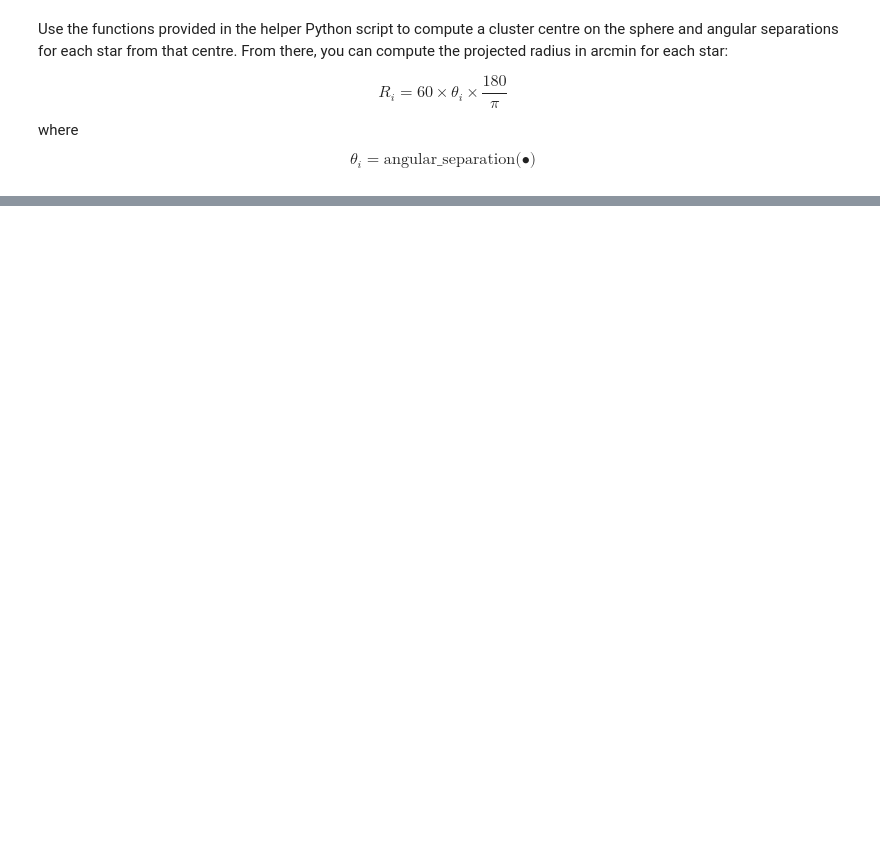
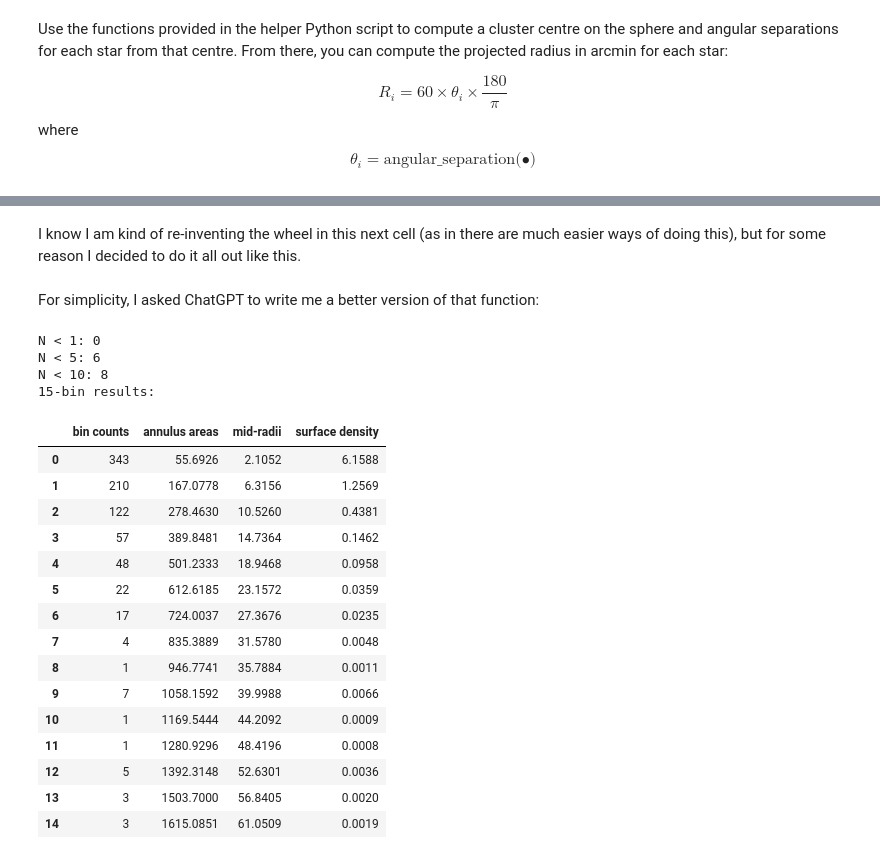
Before and after one commit to lea-y01/phys_stats, a Jupyter notebook: assignments/assignment_2/assignment2_V1.ipynb, the cells around one changed output, grey strips where cells are left out. Drawn from its saved outputs; the diff is of its cells as text; code cells hidden in the pictures; blank space fills up the shorter version.

```diff
--- a/assignments/assignment_2/assignment2_V1.ipynb
+++ b/assignments/assignment_2/assignment2_V1.ipynb
@@ -9,6 +9,7 @@ import scipy.stats as sps
 import astropy
 from astropy.io import fits
 plt.style.use('dark_background')
+pd.options.display.float_format = '{:.4f}'.format
 # %% [markdown]
 # Assignment 2
 # %% [markdown]
@@ -153,6 +138,7 @@ def angular_separation(ra_deg, dec_deg, ra0_deg, dec0_deg):
     ang_sep = np.arccos(cosang)
     return ang_sep
 
+# •••••••••••• Applying functions to my cluster specifically ••••••••••••
 
 # compute centre using function and print coordinates
 sph_center = spherical_center(ra_deg = my_cluster['RAdeg'],
@@ -162,18 +148,31 @@ print(f'cluster centre coordinates: '
       f'Dec = {sph_center[1]:.3f} deg')
 
 # compute angular separation iterating through cluster dataframe
-# and add new column of separations to dataframe for each star
+# then add new column of separations to dataframe for each star
+
+# start empty lists
 ang_seps = []
+proj_radii= []
+# iterate through all stars in cluster
 for i in range(len(my_cluster)):
-    ang_sep = angular_separation(ra_deg = my_cluster.iloc[i]['RAdeg'],
+    # get angular separations
+    ang_sep_i = angular_separation(ra_deg = my_cluster.iloc[i]['RAdeg'],
                                 dec_deg = my_cluster.iloc[i]['DEdeg'],
                                 ra0_deg = sph_center[0],
-                                dec0_deg = sph_center[1])
-    ang_seps.append(ang_sep)
+                                dec0_deg = sph_center[1]) # [deg]
+    # get projected radii at each star
+    proj_radius_i = 60*ang_sep_i*180/np.pi # [arcmin]
+    # save to arrays
+    ang_seps.append(ang_sep_i)
+    proj_radii.append(proj_radius_i)
 
+# add to cluster dataframe
 my_cluster['ang_seps'] = ang_seps
+my_cluster['proj_radii'] = proj_radii
 
-print('angular separations series: ')
-my_cluster['ang_seps']
+print(f'projected radii: {proj_radii}')
+print(f'angular separations series: {ang_seps}')
+
+my_cluster[['Name', 'ang_seps', 'proj_radii']]
 # %% [output]
 cluster centre coordinates: RA = 130.869 deg, Dec = -32.645 deg
@@ -222,0 +281,2 @@ It seems that the cluster is generally pretty uniformly distributed in structure
+# %% [markdown]
+I know I am kind of re-inventing the wheel in this next cell (as in there are much easier ways of doing this), but for some reason I decided to do it all out like this.
@@ -222,0 +334,2 @@ It seems that the cluster is generally pretty uniformly distributed in structure
+# %% [markdown]
+For simplicity, I asked ChatGPT to write me a better version of that function:
@@ -222,0 +381,25 @@ It seems that the cluster is generally pretty uniformly distributed in structure
+# %%
+binning_15, _, __ = count_stars_annulus(bin_array_15, my_cluster)
+print('15-bin results: ')
+binning_15
+# %% [output]
+N < 1: 0
+N < 5: 6
+N < 10: 8
+15-bin results:
+|  | bin counts | annulus areas | mid-radii | surface density |
+| 0 | 343 | 55.6926 | 2.1052 | 6.1588 |
+| 1 | 210 | 167.0778 | 6.3156 | 1.2569 |
+| 2 | 122 | 278.4630 | 10.5260 | 0.4381 |
+| 3 | 57 | 389.8481 | 14.7364 | 0.1462 |
+| 4 | 48 | 501.2333 | 18.9468 | 0.0958 |
+| 5 | 22 | 612.6185 | 23.1572 | 0.0359 |
+| 6 | 17 | 724.0037 | 27.3676 | 0.0235 |
+| 7 | 4 | 835.3889 | 31.5780 | 0.0048 |
+| 8 | 1 | 946.7741 | 35.7884 | 0.0011 |
+| 9 | 7 | 1058.1592 | 39.9988 | 0.0066 |
+| 10 | 1 | 1169.5444 | 44.2092 | 0.0009 |
+| 11 | 1 | 1280.9296 | 48.4196 | 0.0008 |
+| 12 | 5 | 1392.3148 | 52.6301 | 0.0036 |
+| 13 | 3 | 1503.7000 | 56.8405 | 0.0020 |
+| 14 | 3 | 1615.0851 | 61.0509 | 0.0019 |
```
Also changed, not shown: parts of 26 cells of this notebook, 1 other file.
